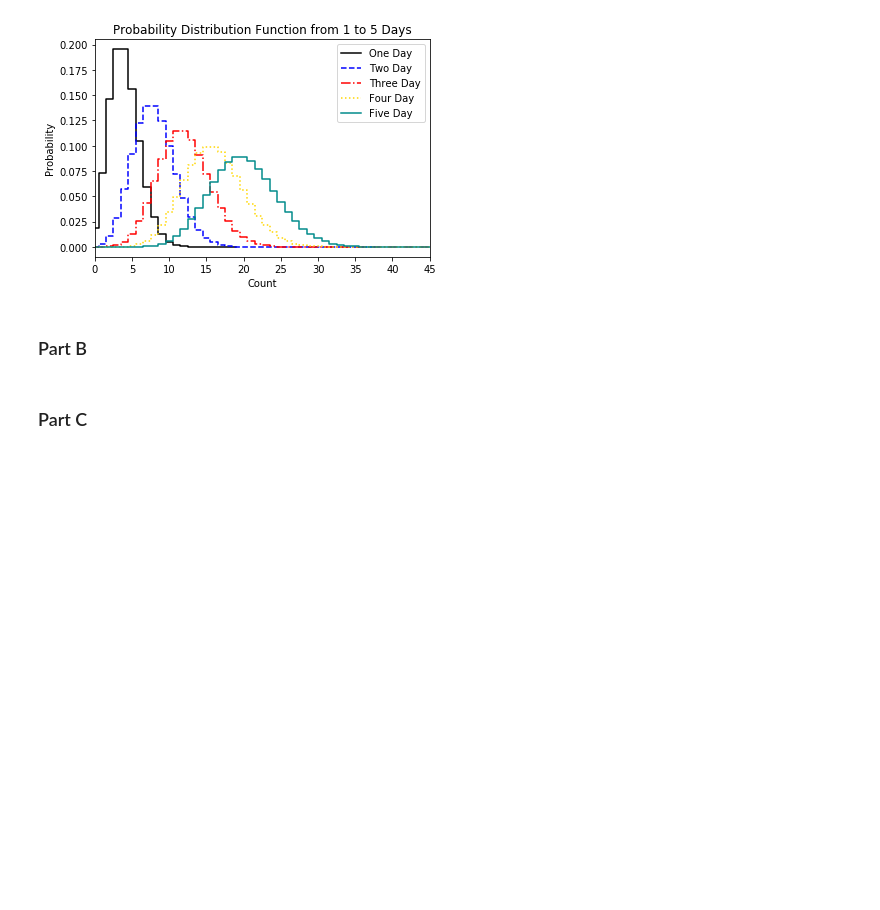
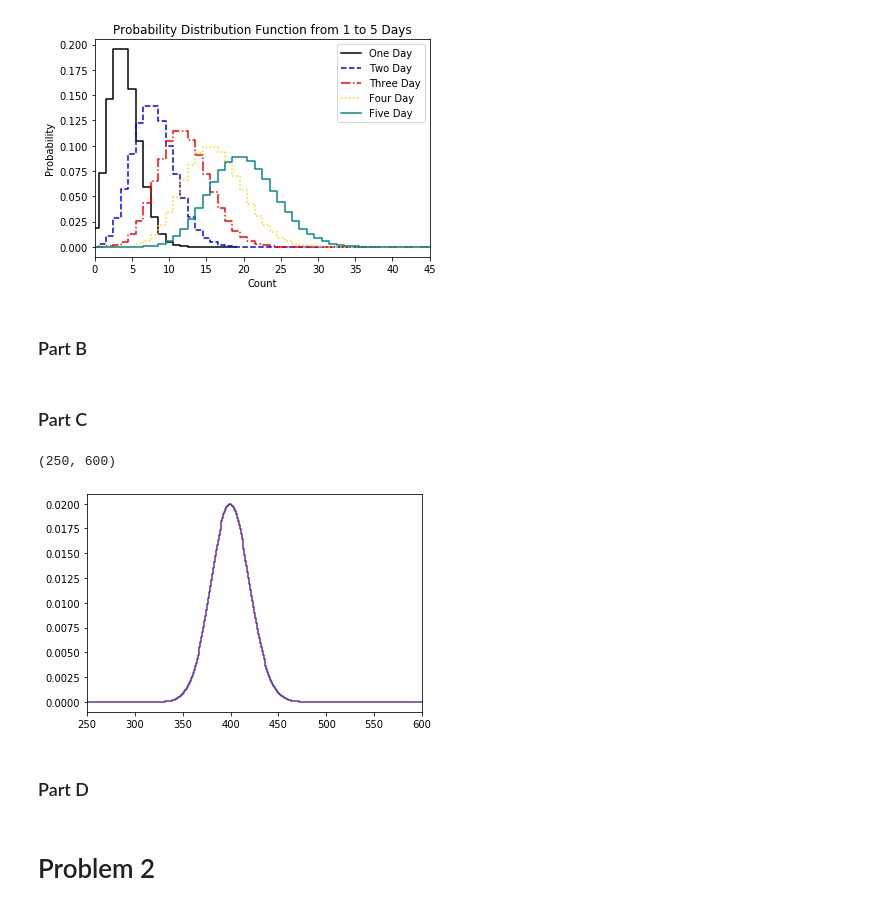
Before and after one commit to tjsuki/PHYS-434, a Jupyter notebook: Lab 2.ipynb, the cells around one changed output. Cells and saved outputs as stored; diff of their text form; code cells hidden in the pictures; blank space fills up the shorter version.

```diff
--- a/Lab 2.ipynb
+++ b/Lab 2.ipynb
@@ -64,3 +64,19 @@ plt.legend(loc='upper right')
 ### Part B
 # %% [markdown]
 ### Part C
+# %%
+oneHunnedDayPMF = oneDayPMF
+for x in range(99):
+    oneHunnedDayPMF = np.convolve(oneHunnedDayPMF, oneDayPMF)
+x = np.arange(0,len(oneHunnedDayPMF))
+oneHunnedDayPlot = plt.plot(x, oneHunnedDayPMF, color='rebeccapurple',
+                      drawstyle='steps-mid',
+                      linestyle='-')
+plt.xlim(250,600)
+# %% [output]
+(250, 600)
+[figure, added]
+# %% [markdown]
+### Part D
+# %% [markdown]
+# Problem 2
```
